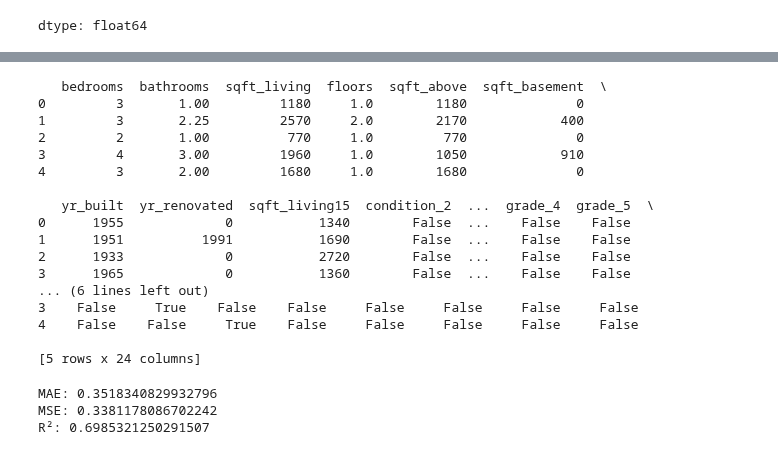
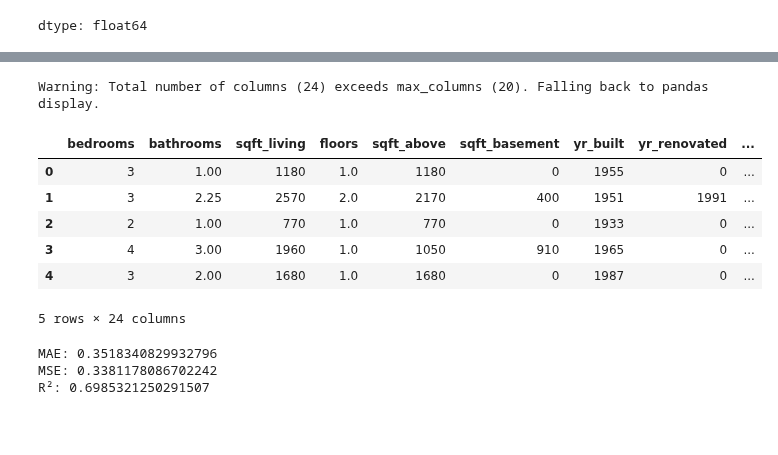
Before and after one commit to sbogde/scikit-regressions-and-confessions, a Jupyter notebook: week3_06_svr_kc_houses.ipynb, the cells around one changed output, grey strips where cells are left out. Drawn from its saved outputs; the diff is of its cells as text; code cells hidden in the pictures; blank space fills up the shorter version.

```diff
--- a/week3_06_svr_kc_houses.ipynb
+++ b/week3_06_svr_kc_houses.ipynb
@@ -178,28 +178,19 @@ y = data['price']  # Target variable
 # %%
 # One-Hot Encode categorical columns
 # Convert the 'condition' and 'grade' categorical columns into one-hot encoded columns
 X = pd.get_dummies(X, columns=['condition', 'grade'], drop_first=True)
 
 # Check the resulting dataset
-print(X.head())
+X.head()
 # %% [output]
-   bedrooms  bathrooms  sqft_living  floors  sqft_above  sqft_basement  \
-0         3       1.00         1180     1.0        1180              0
-1         3       2.25         2570     2.0        2170            400
-2         2       1.00          770     1.0         770              0
-3         4       3.00         1960     1.0        1050            910
-4         3       2.00         1680     1.0        1680              0
-
-   yr_built  yr_renovated  sqft_living15  condition_2  ...  grade_4  grade_5  \
-0      1955             0           1340        False  ...    False    False
-1      1951          1991           1690        False  ...    False    False
-2      1933             0           2720        False  ...    False    False
-3      1965             0           1360        False  ...    False    False
-... (6 lines left out)
-3    False     True    False    False     False     False     False     False
-4    False    False     True    False     False     False     False     False
-
-[5 rows x 24 columns]
+Warning: Total number of columns (24) exceeds max_columns (20). Falling back to pandas display.
+|  | bedrooms | bathrooms | sqft_living | floors | sqft_above | sqft_basement | yr_built | yr_renovated | ... |
+| 0 | 3 | 1.00 | 1180 | 1.0 | 1180 | 0 | 1955 | 0 | ... |
+| 1 | 3 | 2.25 | 2570 | 2.0 | 2170 | 400 | 1951 | 1991 | ... |
+| 2 | 2 | 1.00 | 770 | 1.0 | 770 | 0 | 1933 | 0 | ... |
+| 3 | 4 | 3.00 | 1960 | 1.0 | 1050 | 910 | 1965 | 0 | ... |
+| 4 | 3 | 2.00 | 1680 | 1.0 | 1680 | 0 | 1987 | 0 | ... |
+5 rows × 24 columns
 # %%
 from sklearn.preprocessing import StandardScaler
 
```
Also changed, not shown: parts of 1 cell of this notebook.
